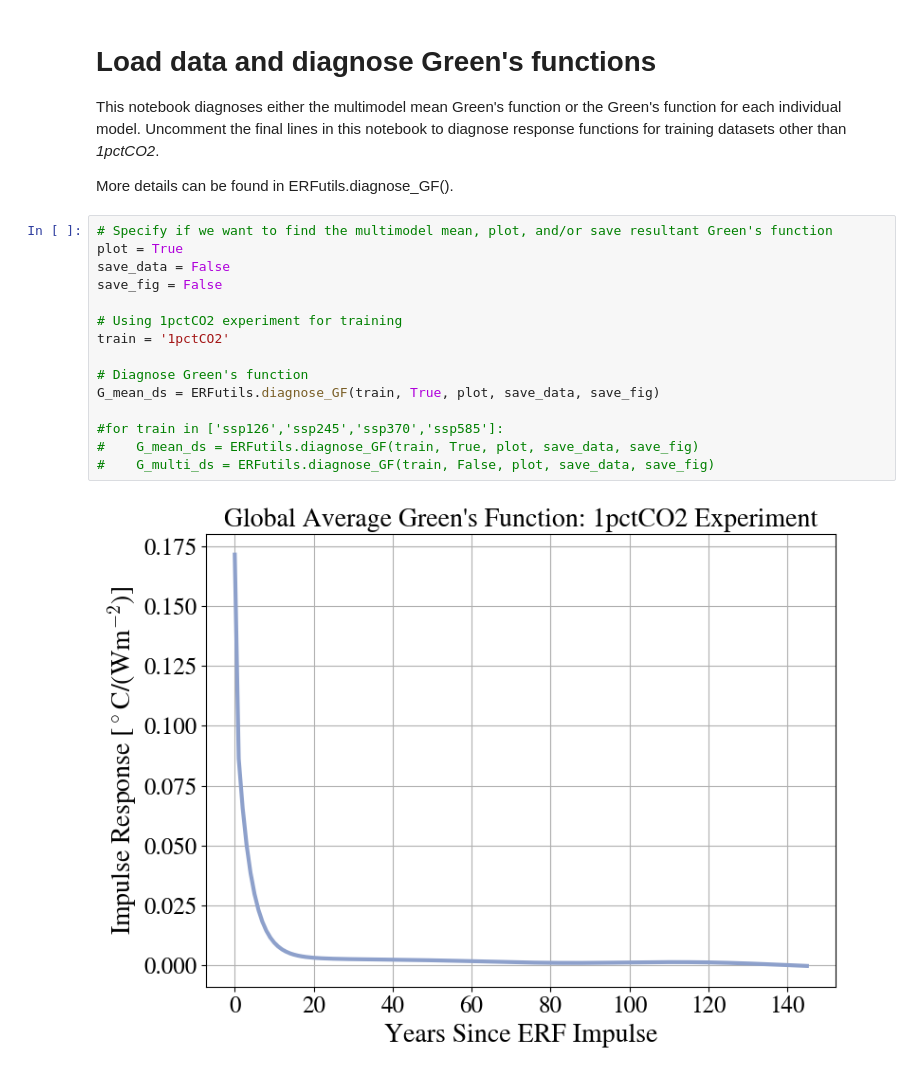
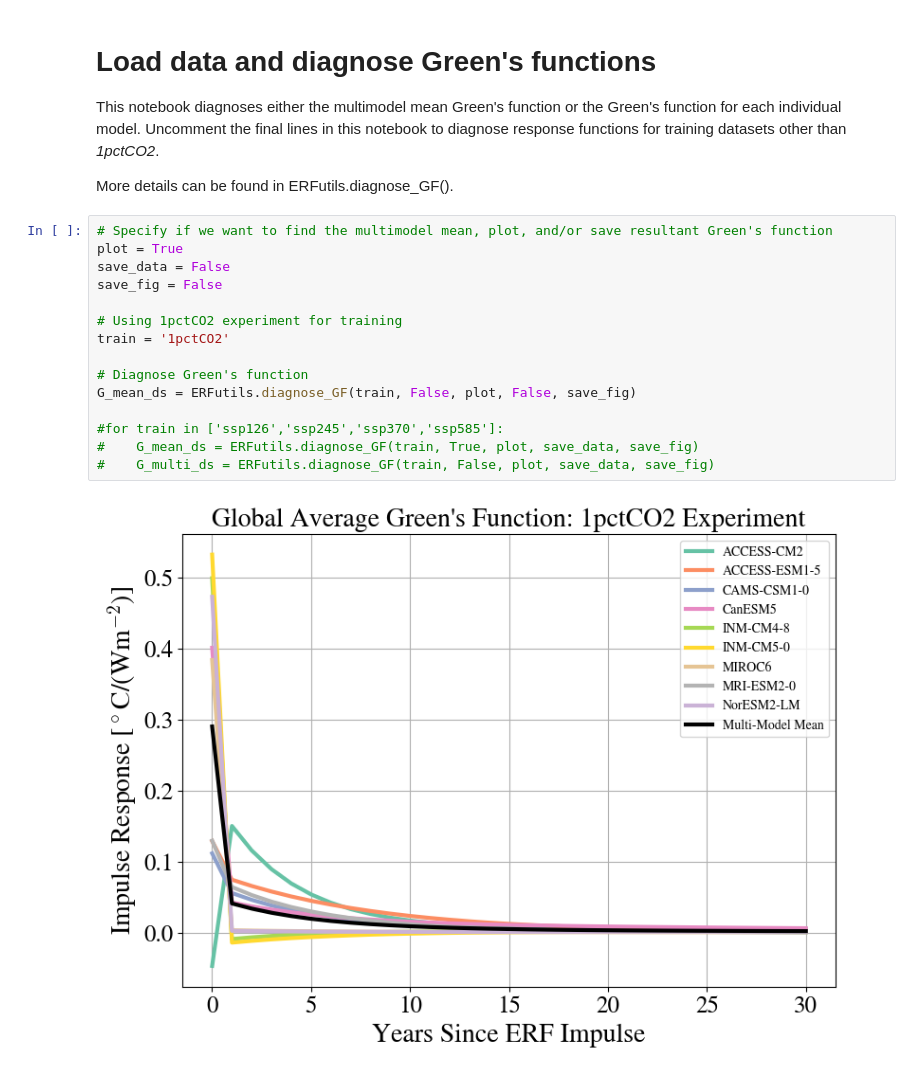
Before and after one commit to cbwomack/ERF_Greens, a Jupyter notebook: ERF_Emulator/1_train_GF.ipynb, the cells around one changed output. Saved outputs shown, nothing was run; the diff lists cells and outputs as text.

```diff
--- a/ERF_Emulator/1_train_GF.ipynb
+++ b/ERF_Emulator/1_train_GF.ipynb
@@ -11,17 +11,17 @@ More details can be found in ERFutils.diagnose_GF().
 # %%
 # Specify if we want to find the multimodel mean, plot, and/or save resultant Green's function
 plot = True
 save_data = False
 save_fig = False
 
 # Using 1pctCO2 experiment for training
 train = '1pctCO2'
 
 # Diagnose Green's function
-G_mean_ds = ERFutils.diagnose_GF(train, True, plot, save_data, save_fig)
+G_mean_ds = ERFutils.diagnose_GF(train, False, plot, False, save_fig)
 
 #for train in ['ssp126','ssp245','ssp370','ssp585']:
 #    G_mean_ds = ERFutils.diagnose_GF(train, True, plot, save_data, save_fig)
 #    G_multi_ds = ERFutils.diagnose_GF(train, False, plot, save_data, save_fig)
 # %% [output]
-[figure, old version]
+[figure, new version]
```
Also changed, not shown: 2 other files.
